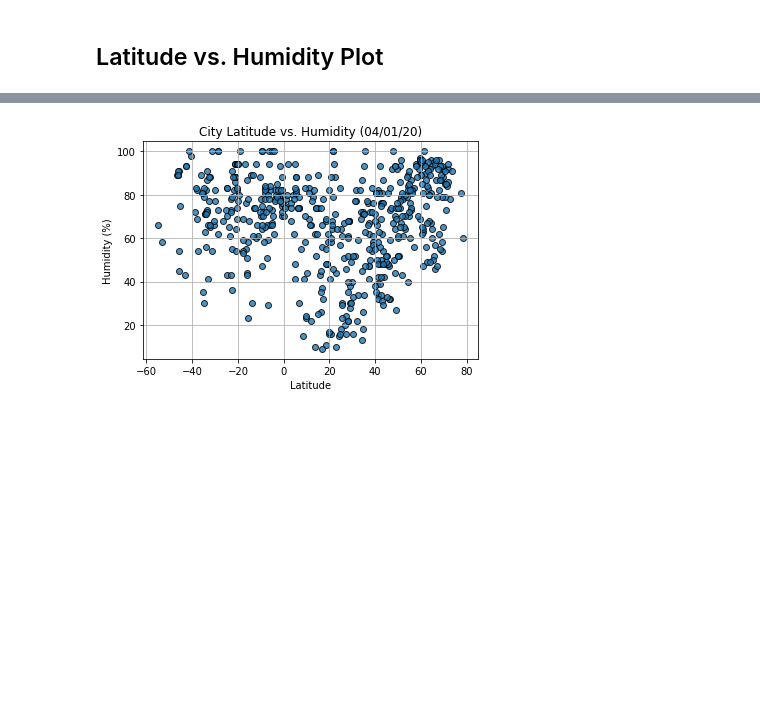
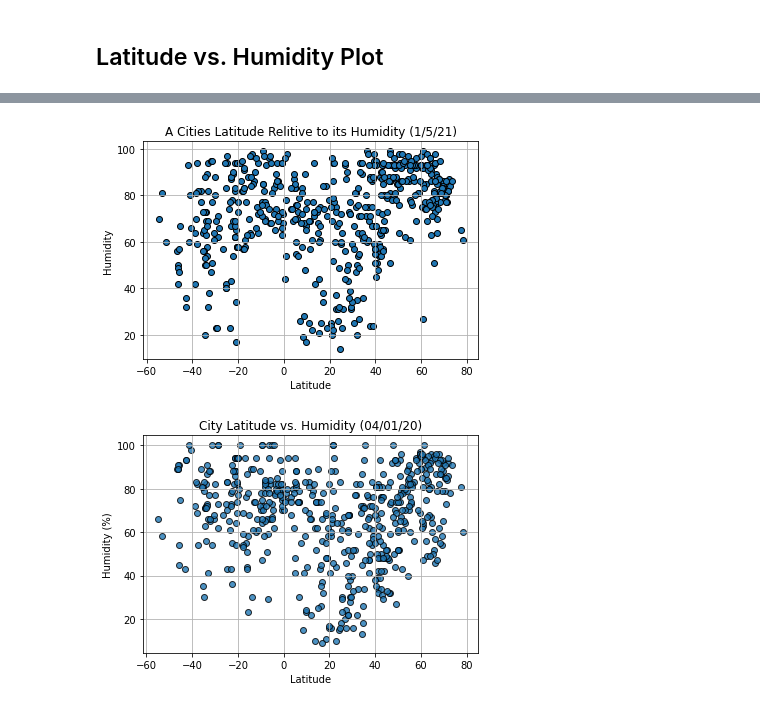
Before and after one commit to MtSopris/python-api-challenge, a Jupyter notebook: starter_code/WeatherPy.ipynb, the cells around one changed output, grey strips where cells are left out. Cells and saved outputs as stored; diff of their text form; code cells hidden in the pictures; blank space fills up the shorter version.

```diff
--- a/starter_code/WeatherPy.ipynb
+++ b/starter_code/WeatherPy.ipynb
@@ -277,3 +449,16 @@ Int64Index([], dtype='int64')
+# %%
+x=clean_df["Lat"]
+y=clean_df['Humidity']
+# x_ticks = np.arange(-65, 85, 20)
+plt.scatter(x,y,edgecolors='k')
+plt.title('A Cities Latitude Relitive to its Humidity (1/5/21)')
+plt.xlabel('Latitude')
+plt.ylabel('Humidity')
+plt.grid()
+plt.savefig('lat_hum.png')
+plt.show()
+# %% [output]
+[figure, added]
 # %%
 # %% [output]
 [figure]
```
Also changed, not shown: parts of 38 cells of this notebook, 13 other files.
